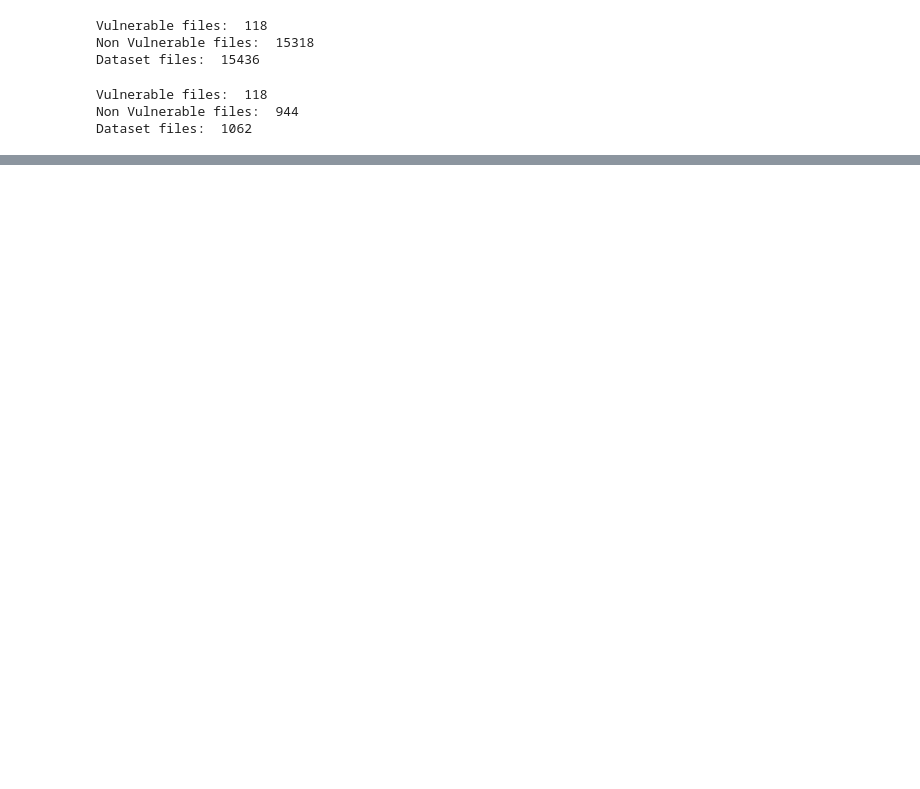
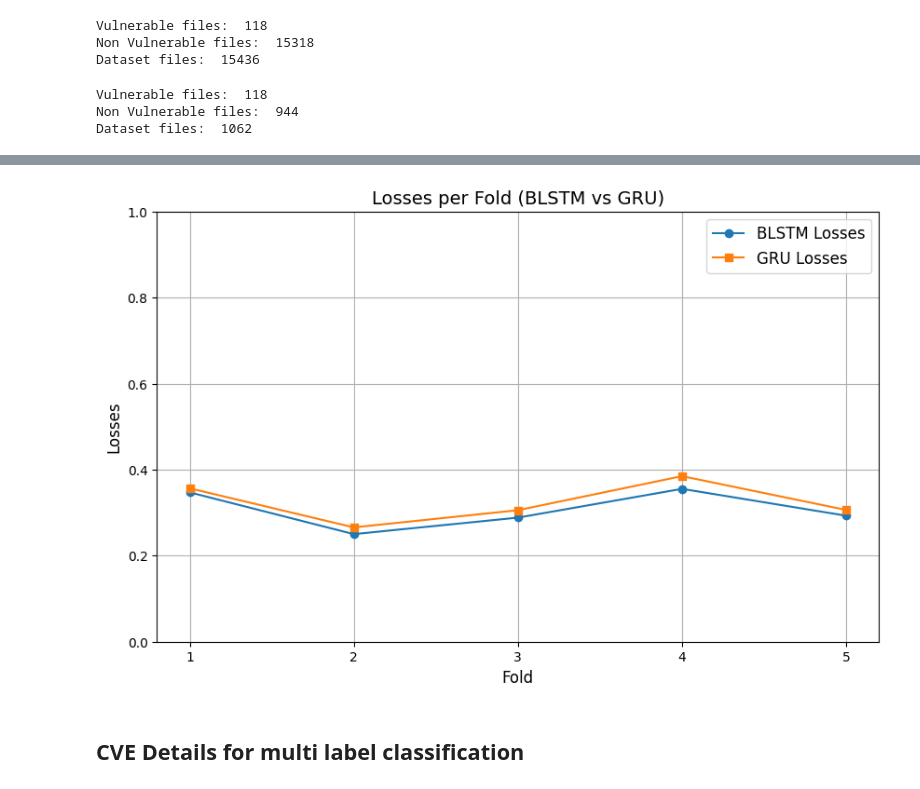
Before and after one commit to emanuelebrizzi/bootcamp, a Jupyter notebook: code_vulnerability_detection.ipynb, the cells around one changed output, grey strips where cells are left out. Cells and saved outputs as stored; diff of their text form; code cells hidden in the pictures; blank space fills up the shorter version.

Commit message:
Started multilabel classification

```diff
--- a/code_vulnerability_detection.ipynb
+++ b/code_vulnerability_detection.ipynb
@@ -526,0 +463,20 @@ KeyboardInterrupt:
+# %%
+# Plot Losses for each fold
+folds = range(1, k_folds + 1)
+
+plt.figure(figsize=(10, 6))
+plt.plot(folds, blstm_losses, marker='o', label='BLSTM Losses')
+plt.plot(folds, gru_losses, marker='s', label='GRU Losses')
+
+plt.title('Losses per Fold (BLSTM vs GRU)', fontsize=14)
+plt.xlabel('Fold', fontsize=12)
+plt.ylabel('Losses', fontsize=12)
+plt.xticks(folds)  # Ensure x-axis has integer fold numbers
+plt.ylim(0, 1)  # Losses ranges from 0 to 1
+plt.grid(True)
+plt.legend(fontsize=12)
+plt.show()
+# %% [output]
+[figure, added]
+# %% [markdown]
+## CVE Details for multi label classification
```
Also changed, not shown: parts of 49 cells of this notebook.
